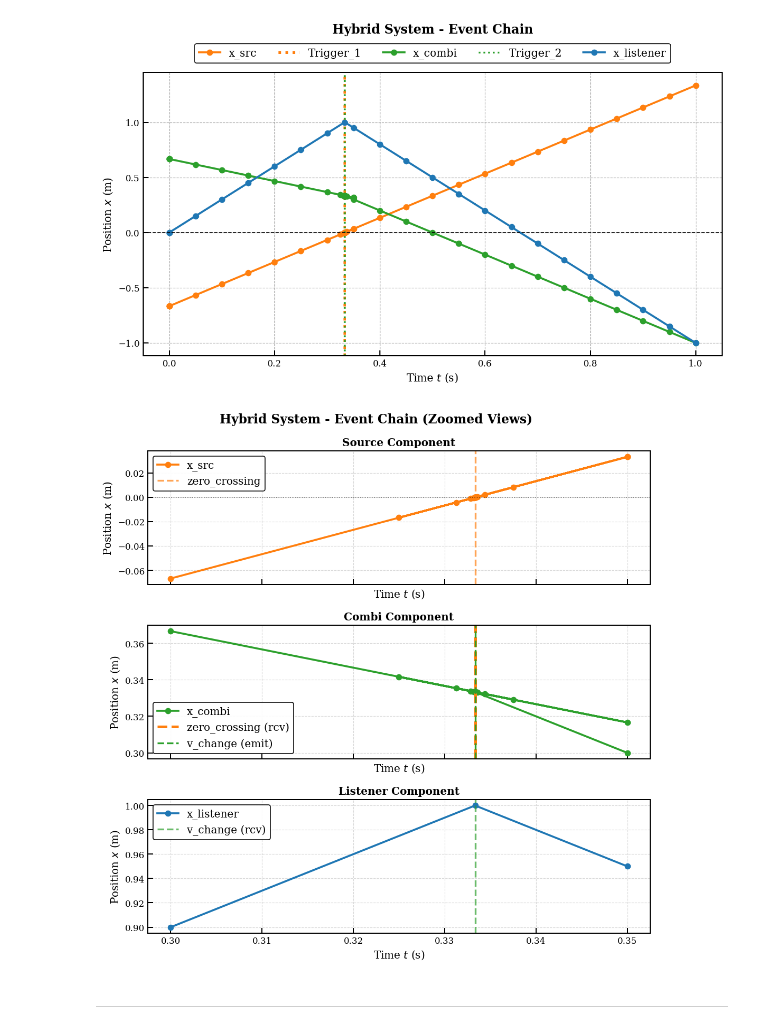
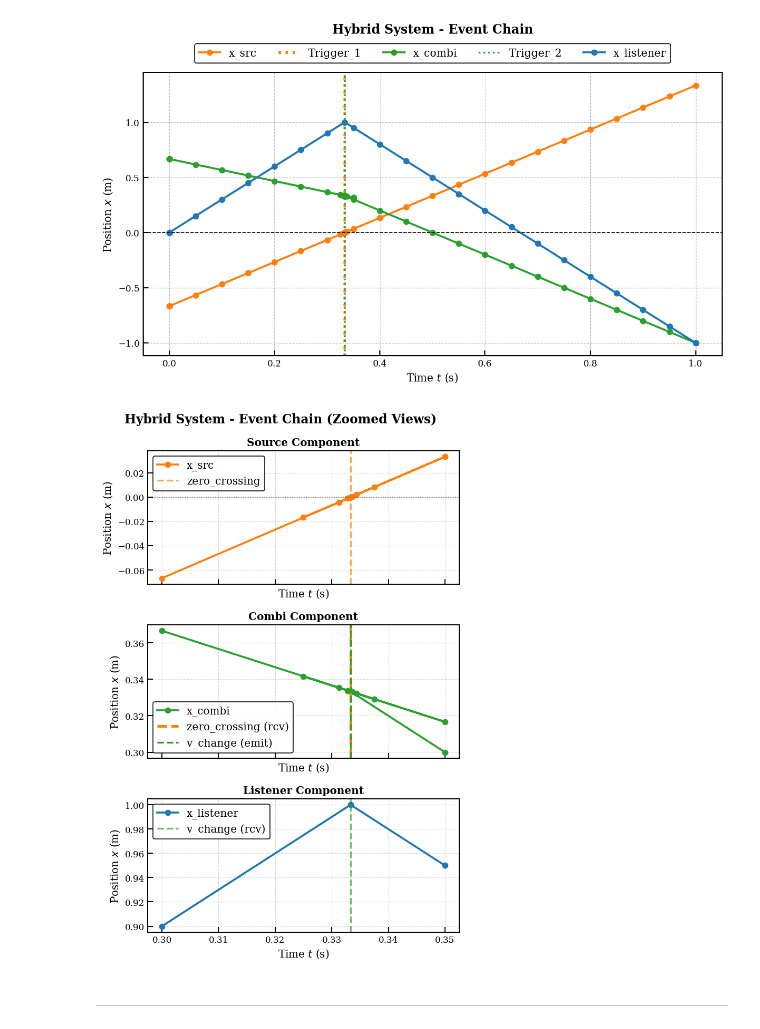
Before and after one commit to FlorianFrech/SystemSimulation, a Jupyter notebook: demos/ControlledPendulum/MyModels/Hybrid/test_5_hybrid_system.ipynb, the cells around one changed output. Saved outputs shown, nothing was run; the diff lists cells and outputs as text; code cells hidden in the pictures.

```diff
--- a/demos/ControlledPendulum/MyModels/Hybrid/test_5_hybrid_system.ipynb
+++ b/demos/ControlledPendulum/MyModels/Hybrid/test_5_hybrid_system.ipynb
@@ -569,7 +586,7 @@ plt.show()
 [figure]
 # %%
 # Zoomed View - 3 Columns for src, combi, listener
-fig, axs = plt.subplots(3, 1, figsize=(9, 9), sharex=True)
+fig, axs = plt.subplots(3, 1, figsize=(6, 9), sharex=True)
 
 window = 0.05
 
@@ -584,35 +601,35 @@ axs[0].axvline(trigger_time_1, color='tab:orange', linestyle='--', label='zero_c
 axs[0].axhline(0, color='black', linestyle=':', linewidth=1, alpha=0.5)
 axs[0].set_title('Source Component', fontsize=12, fontweight='bold')
 axs[0].set_xlabel('Time $t$ (s)')
 axs[0].set_ylabel('Position $x$ (m)')
 axs[0].legend()
 axs[0].grid(True, alpha=0.3)
 
 # Combi component - zoom around both events
 axs[1].plot(time_combi[mask_combi], x_combi[mask_combi], label='x_combi', color='tab:green', marker='o', linestyle='-', markersize=6)
 axs[1].axvline(trigger_time_1, color='tab:orange', linestyle='--', label='zero_crossing (rcv)', linewidth=3)
 axs[1].axvline(trigger_time_2, color='tab:green', linestyle='--', label='v_change (emit)', linewidth=2)
 axs[1].set_title('Combi Component', fontsize=12, fontweight='bold')
 axs[1].set_xlabel('Time $t$ (s)')
 axs[1].set_ylabel('Position $x$ (m)')
-axs[1].legend(loc='lower left')
+axs[1].legend()
 axs[1].grid(True, alpha=0.3)
 
 # Listener component - zoom around second event
 axs[2].plot(time_listener[mask_listener], x_listener[mask_listener], label='x_listener', color='tab:blue', marker='o', linestyle='-', markersize=6)
 axs[2].axvline(trigger_time_2, color='tab:green', linestyle='--', label='v_change (rcv)', linewidth=2, alpha=0.7)
 axs[2].set_title('Listener Component', fontsize=12, fontweight='bold')
 axs[2].set_xlabel('Time $t$ (s)')
 axs[2].set_ylabel('Position $x$ (m)')
 axs[2].legend()
 axs[2].grid(True, alpha=0.3)
 
 plt.suptitle('Hybrid System - Event Chain (Zoomed Views)', fontsize=14, fontweight='bold')
 plt.tight_layout()
 plt.savefig('../figures/Hybrid/test_5_event_chain_zoomed.svg', bbox_inches='tight')
 plt.show()
 # %% [output]
-[figure, old version]
+[figure, new version]
 # %% [markdown]
 ----------------------------------------------
 # %% [markdown]
```
Also changed, not shown: parts of 9 cells of this notebook, 32 other files.
